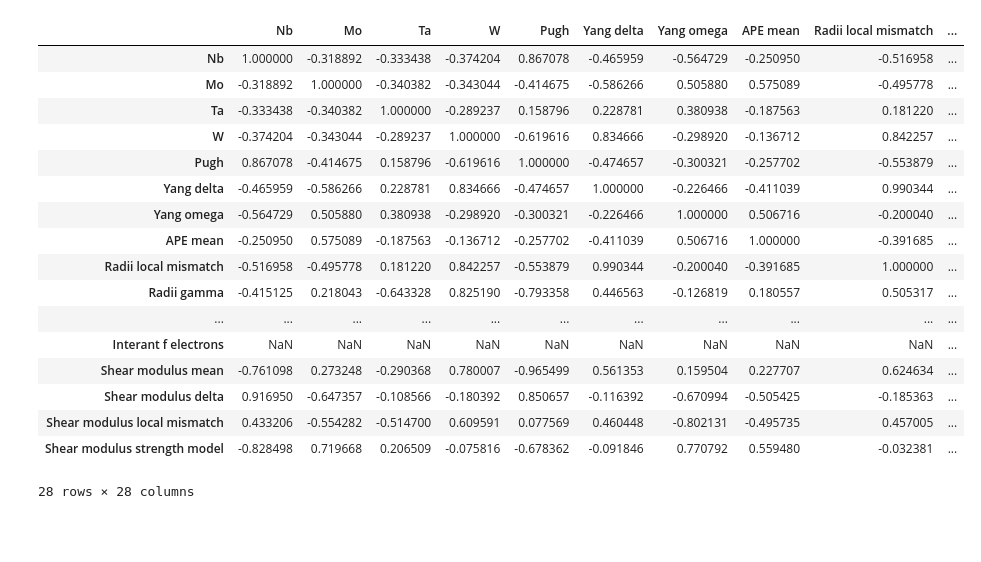
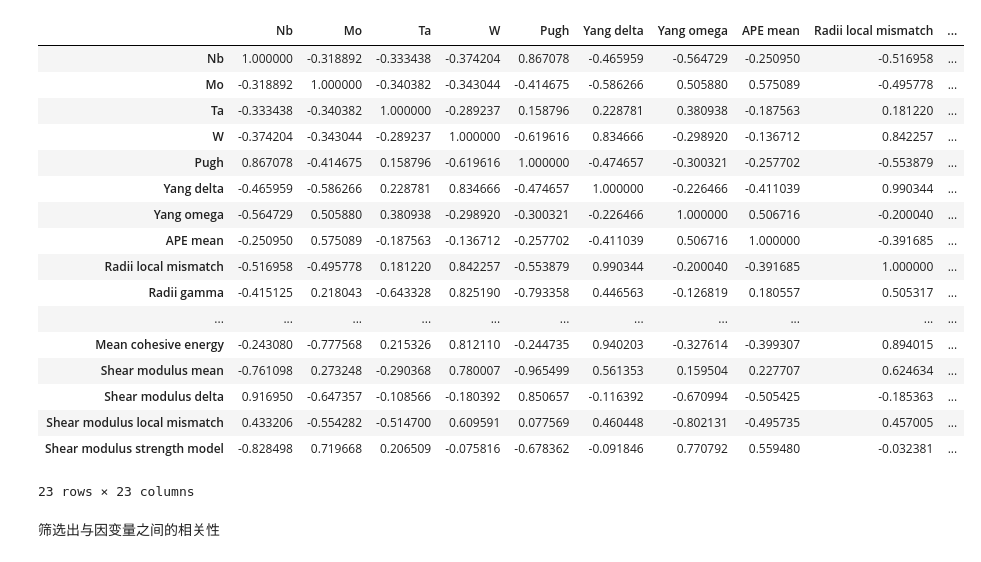
Before and after one commit to Jeffery-Li0513/sampleScript, a Jupyter notebook: NbMoTaW-ML/ML/feature_selection.ipynb, the cells around one changed output. Drawn from its saved outputs; the diff is of its cells as text; code cells hidden in the pictures; blank space fills up the shorter version.

```diff
--- a/NbMoTaW-ML/ML/feature_selection.ipynb
+++ b/NbMoTaW-ML/ML/feature_selection.ipynb
@@ -25,7 +18,8 @@ data = StrToComposition().featurize_dataframe(data, 'formula')
 data = alloy.WenAlloys().featurize_dataframe(data, 'composition')
 # %%
 # 去除数据中的'formula', 'C11', 'C12', 'C44', 'a', 'b', 'c', 'G', 'B', 'E', 'v', 'Zener', 'composition', 'Weight Fraction', 'Atomic Fraction'
-# data.drop(['formula', 'C11', 'C12', 'C44', 'a', 'b', 'c', 'G', 'B', 'E', 'v', 'Zener', 'composition', 'Weight Fraction', 'Atomic Fraction'], axis=1, inplace=True)
+data.drop(['formula', 'C11', 'C12', 'C44', 'a', 'b', 'c', 'G', 'B', 'E', 'v', 'Zener', 'composition', 'Weight Fraction', 'Atomic Fraction'], axis=1, inplace=True)
+data.drop(['Interant electrons', 'Interant s electrons', 'Interant p electrons', 'Interant d electrons', 'Interant f electrons'], axis=1, inplace=True)
 
 data.dropna(axis=1, how='any', inplace=True)
 
@@ -87,21 +51,23 @@ Name: VEC mean, Length: 2000, dtype: float64
 # %%
-data_fit.corr(method='pearson')
+data_fit.corr()
 # %% [output]
 |  | Nb | Mo | Ta | W | Pugh | Yang delta | Yang omega | APE mean | Radii local mismatch | ... |
 | Nb | 1.000000 | -0.318892 | -0.333438 | -0.374204 | 0.867078 | -0.465959 | -0.564729 | -0.250950 | -0.516958 | ... |
 | Mo | -0.318892 | 1.000000 | -0.340382 | -0.343044 | -0.414675 | -0.586266 | 0.505880 | 0.575089 | -0.495778 | ... |
 | Ta | -0.333438 | -0.340382 | 1.000000 | -0.289237 | 0.158796 | 0.228781 | 0.380938 | -0.187563 | 0.181220 | ... |
 | W | -0.374204 | -0.343044 | -0.289237 | 1.000000 | -0.619616 | 0.834666 | -0.298920 | -0.136712 | 0.842257 | ... |
 | Pugh | 0.867078 | -0.414675 | 0.158796 | -0.619616 | 1.000000 | -0.474657 | -0.300321 | -0.257702 | -0.553879 | ... |
 | Yang delta | -0.465959 | -0.586266 | 0.228781 | 0.834666 | -0.474657 | 1.000000 | -0.226466 | -0.411039 | 0.990344 | ... |
 | Yang omega | -0.564729 | 0.505880 | 0.380938 | -0.298920 | -0.300321 | -0.226466 | 1.000000 | 0.506716 | -0.200040 | ... |
 | APE mean | -0.250950 | 0.575089 | -0.187563 | -0.136712 | -0.257702 | -0.411039 | 0.506716 | 1.000000 | -0.391685 | ... |
 | Radii local mismatch | -0.516958 | -0.495778 | 0.181220 | 0.842257 | -0.553879 | 0.990344 | -0.200040 | -0.391685 | 1.000000 | ... |
 | Radii gamma | -0.415125 | 0.218043 | -0.643328 | 0.825190 | -0.793358 | 0.446563 | -0.126819 | 0.180557 | 0.505317 | ... |
 | ... | ... | ... | ... | ... | ... | ... | ... | ... | ... | ... |
-| Interant f electrons | NaN | NaN | NaN | NaN | NaN | NaN | NaN | NaN | NaN | ... |
+| Mean cohesive energy | -0.243080 | -0.777568 | 0.215326 | 0.812110 | -0.244735 | 0.940203 | -0.327614 | -0.399307 | 0.894015 | ... |
 | Shear modulus mean | -0.761098 | 0.273248 | -0.290368 | 0.780007 | -0.965499 | 0.561353 | 0.159504 | 0.227707 | 0.624634 | ... |
 | Shear modulus delta | 0.916950 | -0.647357 | -0.108566 | -0.180392 | 0.850657 | -0.116392 | -0.670994 | -0.505425 | -0.185363 | ... |
 | Shear modulus local mismatch | 0.433206 | -0.554282 | -0.514700 | 0.609591 | 0.077569 | 0.460448 | -0.802131 | -0.495735 | 0.457005 | ... |
 | Shear modulus strength model | -0.828498 | 0.719668 | 0.206509 | -0.075816 | -0.678362 | -0.091846 | 0.770792 | 0.559480 | -0.032381 | ... |
-28 rows × 28 columns
+23 rows × 23 columns
+# %% [markdown]
+筛选出与因变量之间的相关性
```
Also changed, not shown: parts of 14 cells of this notebook, 41 other files.
